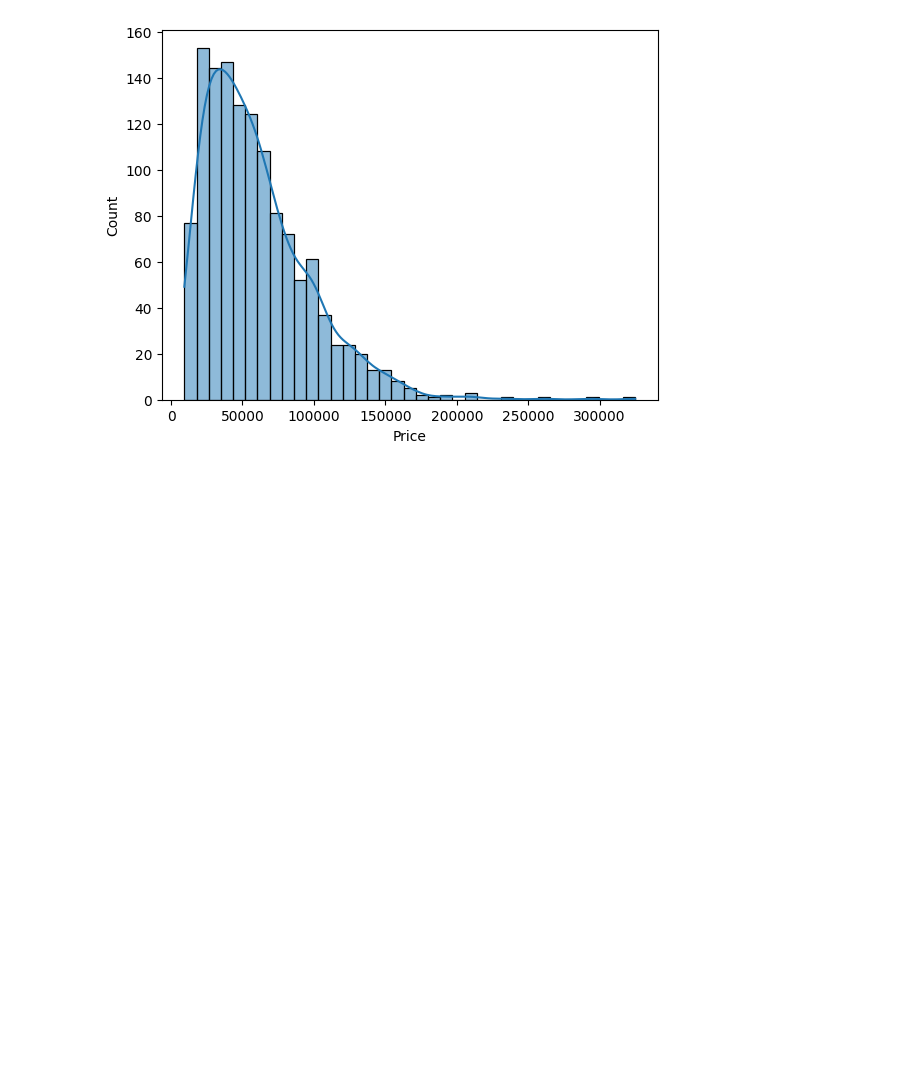
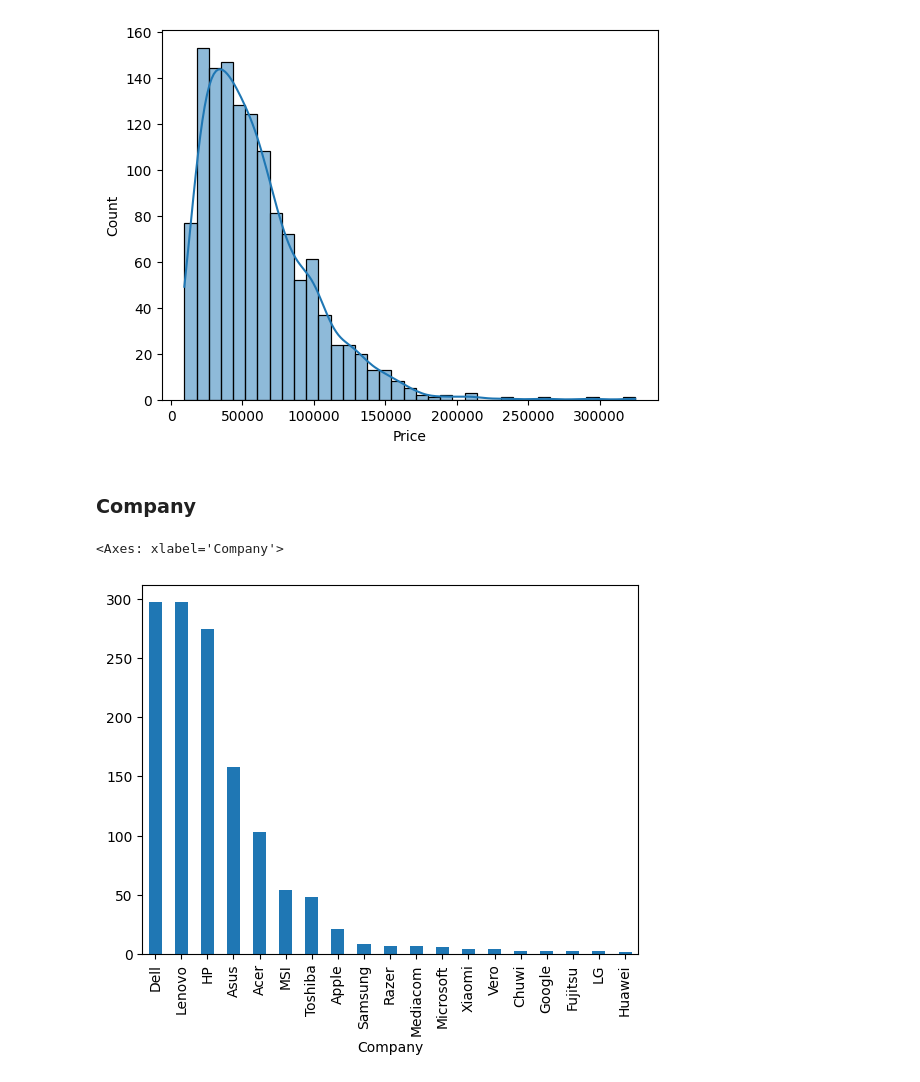
Before and after one commit to ahamudul-hasan/Laptop-Price-Predictor, a Jupyter notebook: src/Project.ipynb, the cells around one changed output. Cells and saved outputs as stored; diff of their text form; code cells hidden in the pictures; blank space fills up the shorter version.

```diff
--- a/src/Project.ipynb
+++ b/src/Project.ipynb
@@ -115,3 +118,10 @@ sns.histplot(df['Price'], kde=True)
 # %% [output]
 <Axes: xlabel='Price', ylabel='Count'>
 [figure]
+# %% [markdown]
+### Company
+# %%
+df['Company'].value_counts().plot(kind='bar')
+# %% [output]
+<Axes: xlabel='Company'>
+[figure, added]
```
Also changed, not shown: parts of 35 cells of this notebook.
